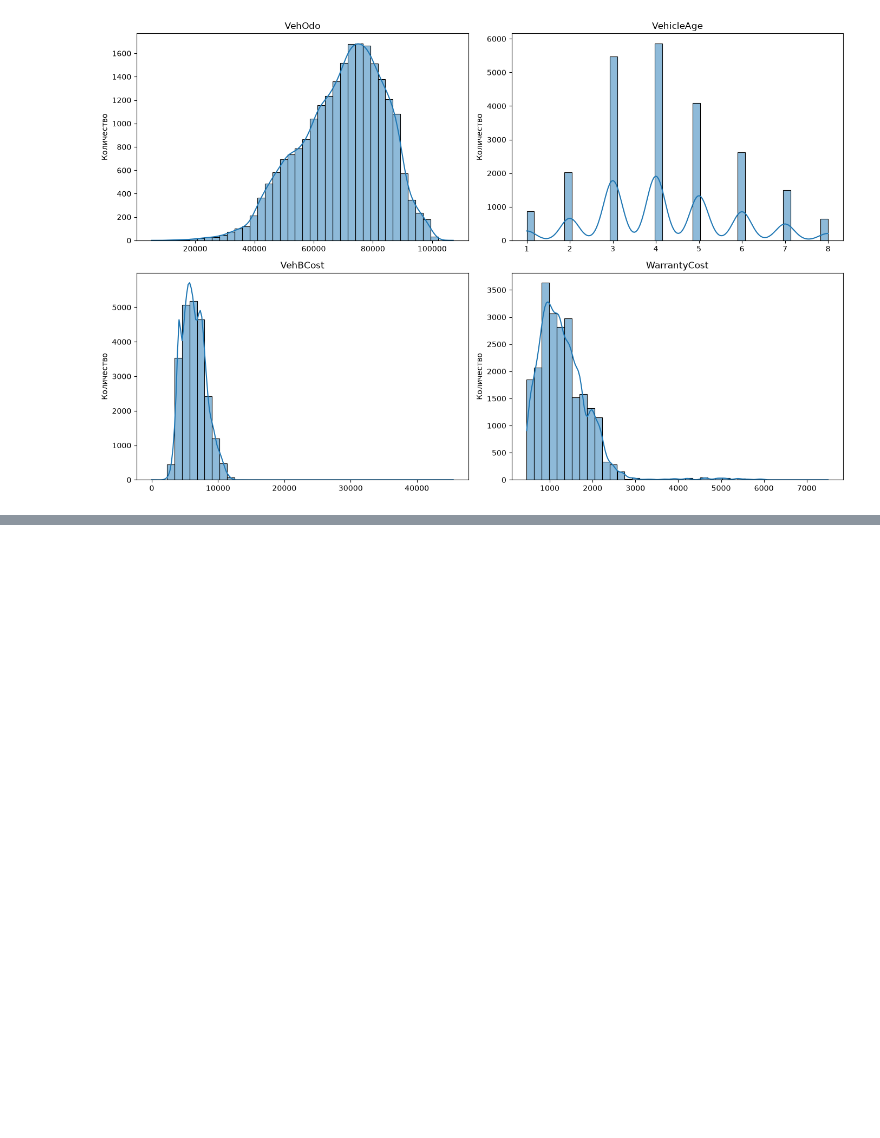
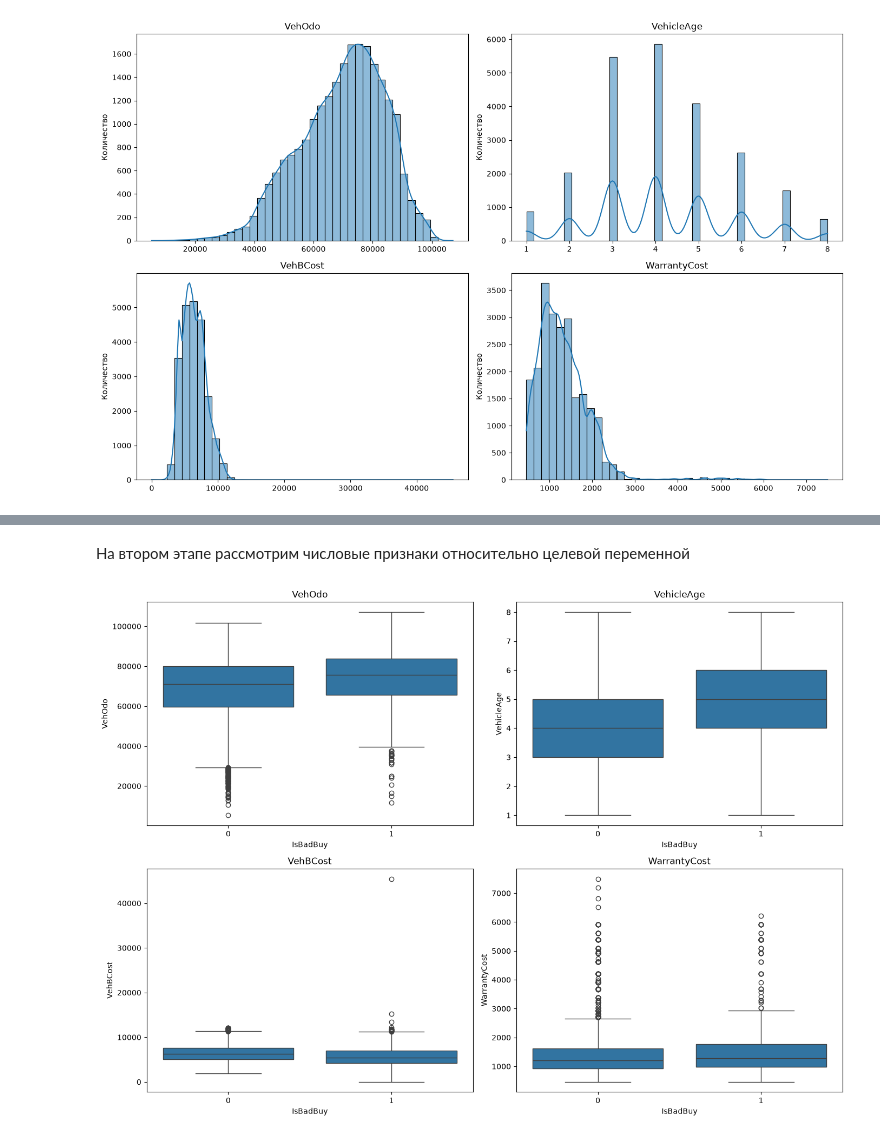
Before and after one commit to alphakentavra/dont-get-kicked-classification, a Jupyter notebook: src/ML4.ipynb, the cells around one changed output, grey strips where cells are left out. Drawn from its saved outputs; the diff is of its cells as text; code cells hidden in the pictures; blank space fills up the shorter version.

```diff
--- a/src/ML4.ipynb
+++ b/src/ML4.ipynb
@@ -392,0 +561,27 @@ plt.show()
+# %% [markdown]
+На втором этапе рассмотрим числовые признаки относительно целевой переменной
+# %%
+numeric_features = [
+    "VehOdo",
+    "VehicleAge",
+    "VehBCost",
+    "WarrantyCost"
+]
+
+fig, axes = plt.subplots(2, 2, figsize=(14, 10))
+
+for feature, ax in zip(numeric_features, axes.flat):
+    sns.boxplot(
+        data=train,
+        x="IsBadBuy",
+        y=feature,
+        ax=ax
+    )
+    ax.set_title(feature)
+    ax.set_xlabel("IsBadBuy")
+    ax.set_ylabel(feature)
+
+plt.tight_layout()
+plt.show()
+# %% [output]
+[figure, added]
```
Also changed, not shown: parts of 25 cells of this notebook.
